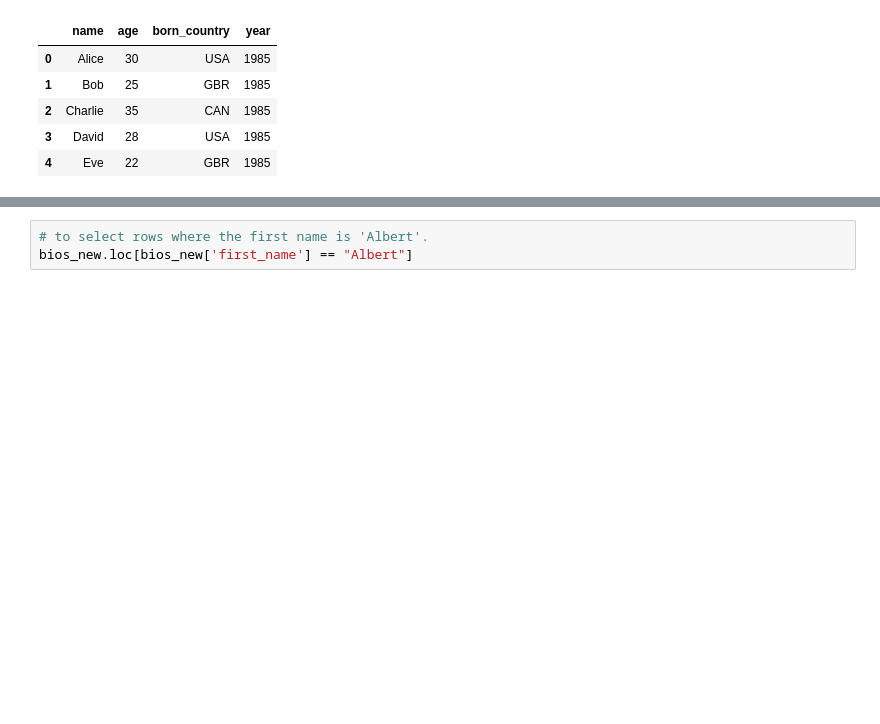
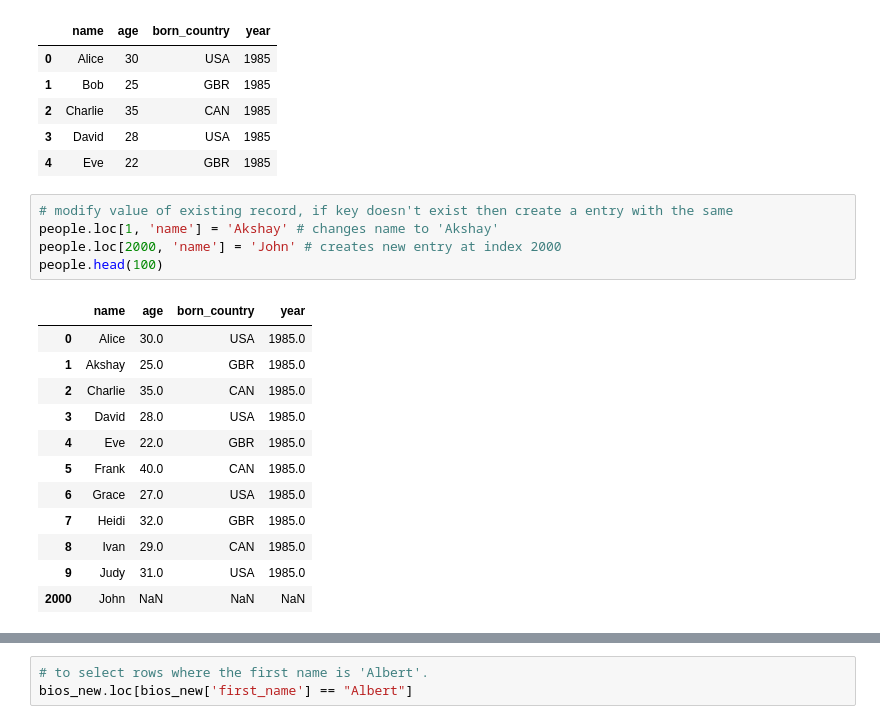
Before and after one commit to akshayupadhayay/pandas, a Jupyter notebook: notebooks/operations.ipynb, the cells around one changed output, grey strips where cells are left out. Saved outputs shown, nothing was run; the diff lists cells and outputs as text; blank space fills up the shorter version.

```diff
--- a/notebooks/operations.ipynb
+++ b/notebooks/operations.ipynb
@@ -467,4 +481,22 @@ people.head()
 | 2 | Charlie | 35 | CAN | 1985 |
 | 3 | David | 28 | USA | 1985 |
 | 4 | Eve | 22 | GBR | 1985 |
+# %%
+# modify value of existing record, if key doesn't exist then create a entry with the same
+people.loc[1, 'name'] = 'Akshay' # changes name to 'Akshay'
+people.loc[2000, 'name'] = 'John' # creates new entry at index 2000
+people.head(100)
+# %% [output]
+|  | name | age | born_country | year |
+| 0 | Alice | 30.0 | USA | 1985.0 |
+| 1 | Akshay | 25.0 | GBR | 1985.0 |
+| 2 | Charlie | 35.0 | CAN | 1985.0 |
+| 3 | David | 28.0 | USA | 1985.0 |
+| 4 | Eve | 22.0 | GBR | 1985.0 |
+| 5 | Frank | 40.0 | CAN | 1985.0 |
+| 6 | Grace | 27.0 | USA | 1985.0 |
+| 7 | Heidi | 32.0 | GBR | 1985.0 |
+| 8 | Ivan | 29.0 | CAN | 1985.0 |
+| 9 | Judy | 31.0 | USA | 1985.0 |
+| 2000 | John | NaN | NaN | NaN |
 # %%
```
Also changed, not shown: parts of 20 cells of this notebook.
